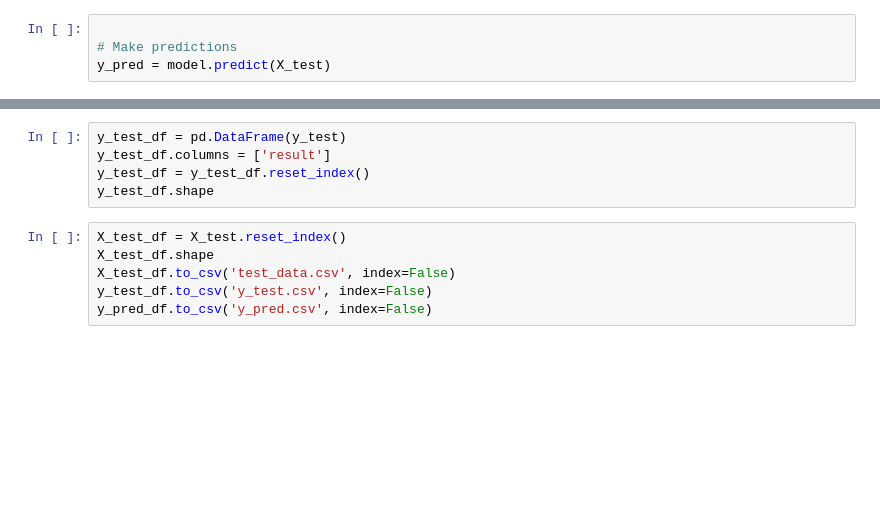
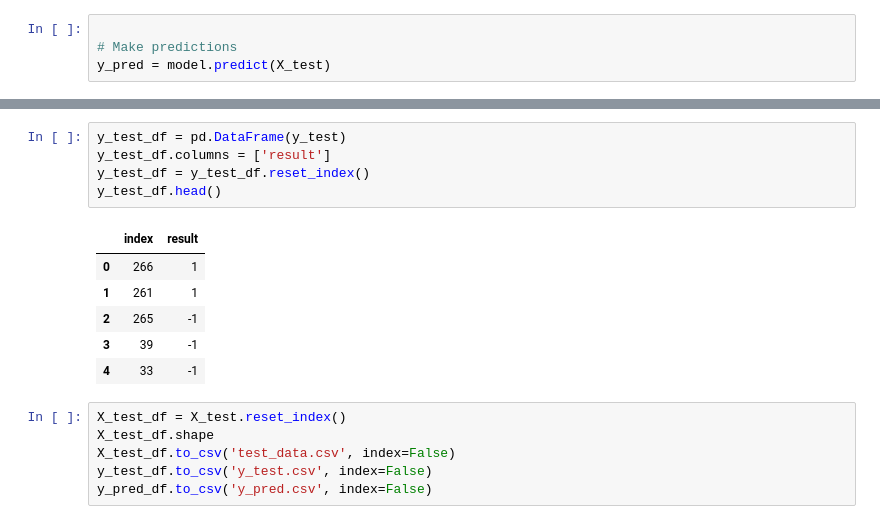
Before and after one commit to bamwesigye/saamba, a Jupyter notebook: core/pred_model.ipynb, the cells around one changed output, grey strips where cells are left out. Drawn from its saved outputs; the diff is of its cells as text; blank space fills up the shorter version.

```diff
--- a/core/pred_model.ipynb
+++ b/core/pred_model.ipynb
@@ -66,8 +166,15 @@ y_pred_df.shape
 # %%
 y_test_df = pd.DataFrame(y_test)
 y_test_df.columns = ['result']
 y_test_df = y_test_df.reset_index()
-y_test_df.shape
+y_test_df.head()
+# %% [output]
+|  | index | result |
+| 0 | 266 | 1 |
+| 1 | 261 | 1 |
+| 2 | 265 | -1 |
+| 3 | 39 | -1 |
+| 4 | 33 | -1 |
 # %%
 X_test_df = X_test.reset_index()
 X_test_df.shape
```
Also changed, not shown: parts of 9 cells of this notebook, 5 other files.
